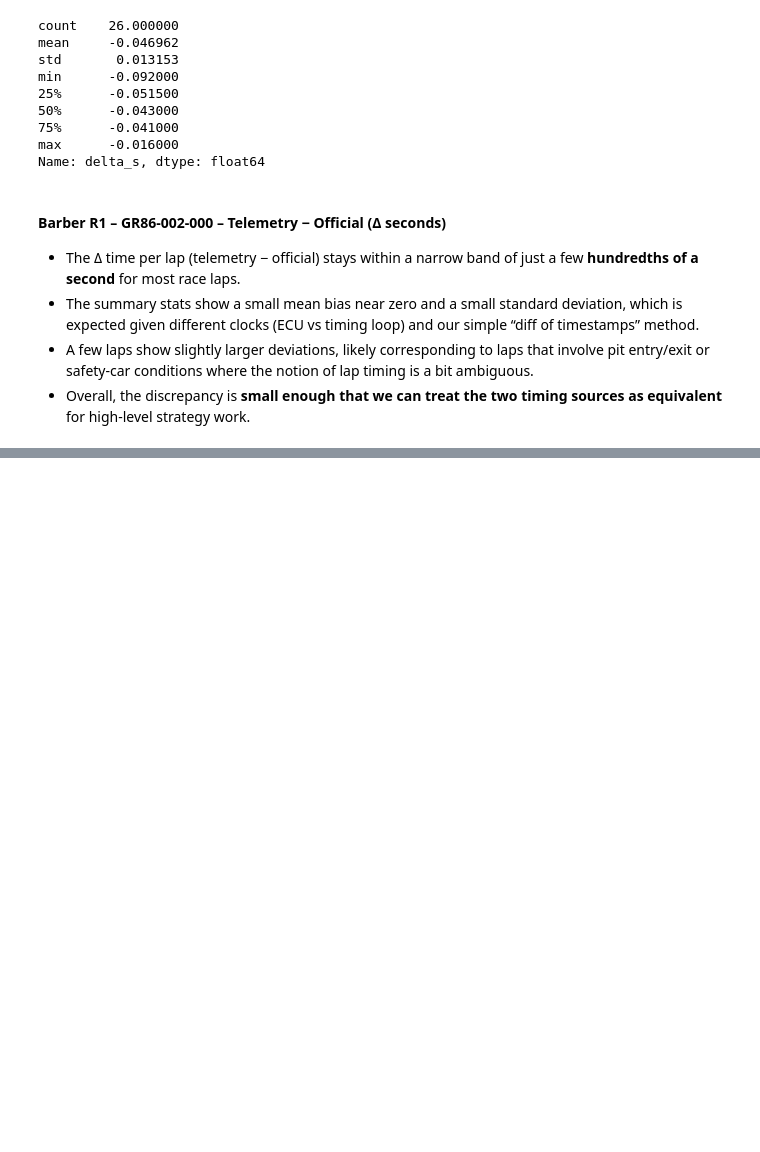
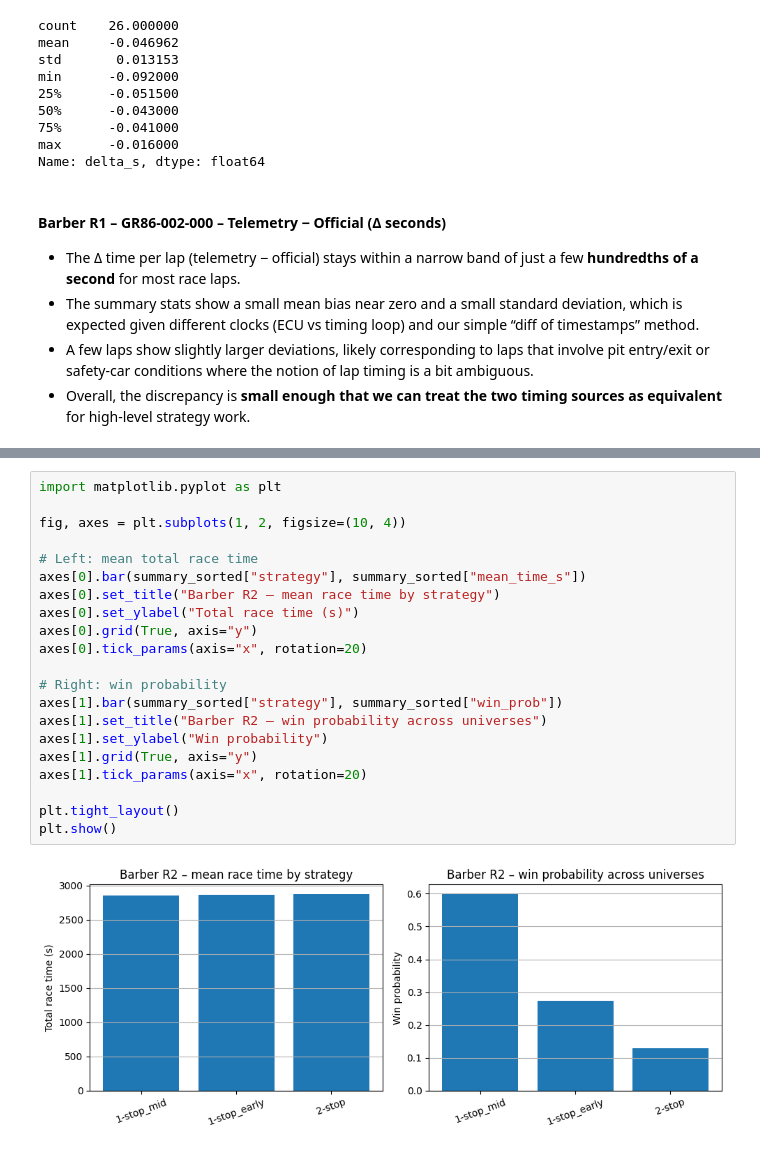
Before and after one commit to ngstephen1/DataScienceHackbyToyota, a Jupyter notebook: notebooks/04_barber_lap_times_r1.ipynb, the cells around one changed output, grey strips where cells are left out. Saved outputs shown, nothing was run; the diff lists cells and outputs as text; blank space fills up the shorter version.

```diff
--- a/notebooks/04_barber_lap_times_r1.ipynb
+++ b/notebooks/04_barber_lap_times_r1.ipynb
@@ -203,0 +472,23 @@ Name: delta_s, dtype: float64
+# %%
+import matplotlib.pyplot as plt
+
+fig, axes = plt.subplots(1, 2, figsize=(10, 4))
+
+# Left: mean total race time
+axes[0].bar(summary_sorted["strategy"], summary_sorted["mean_time_s"])
+axes[0].set_title("Barber R2 – mean race time by strategy")
+axes[0].set_ylabel("Total race time (s)")
+axes[0].grid(True, axis="y")
+axes[0].tick_params(axis="x", rotation=20)
+
+# Right: win probability
+axes[1].bar(summary_sorted["strategy"], summary_sorted["win_prob"])
+axes[1].set_title("Barber R2 – win probability across universes")
+axes[1].set_ylabel("Win probability")
+axes[1].grid(True, axis="y")
+axes[1].tick_params(axis="x", rotation=20)
+
+plt.tight_layout()
+plt.show()
+# %% [output]
+[figure, added]
```
Also changed, not shown: parts of 23 cells of this notebook, 20 other files.
